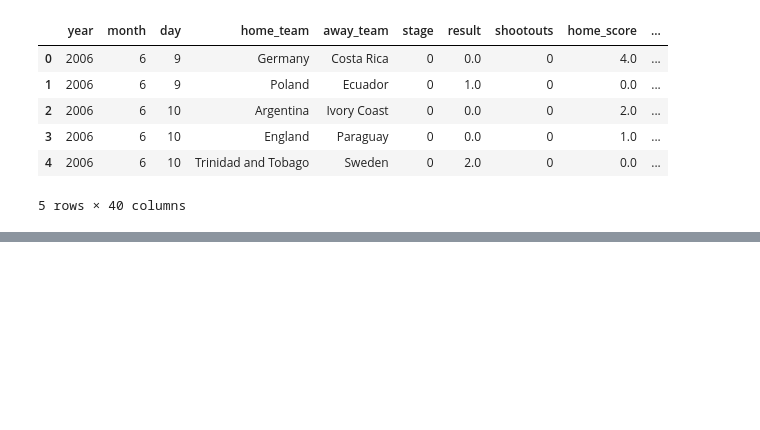
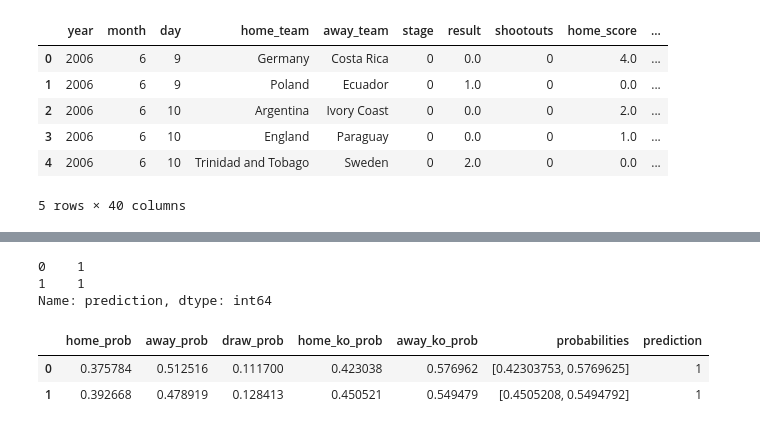
Before and after one commit to michele-55/world_cup_project, a Jupyter notebook: models.ipynb, the cells around one changed output, grey strips where cells are left out. Saved outputs shown, nothing was run; the diff lists cells and outputs as text; code cells hidden in the pictures; blank space fills up the shorter version.

Commit message:
Adding predictions for semifinals and minor changes
Modifying description of elo's formula, tuning the XGBoost gradient and making prediction for semifinals

```diff
--- a/models.ipynb
+++ b/models.ipynb
@@ -377,0 +395,16 @@ World Cup 2026: Accuracy: 0.6786 | LogLoss: 0.6075
+# %%
+# Hardcoding semifinals data
+semifinals = pd.DataFrame({'home_is_host': [0,0], 'home_goals_scored_last_4y': [85,82],
+       'home_goals_received_last_4y': [32,23], 'home_wins_last_4y': [25,26],
+       'home_losses_last_4y': [6,6], 'home_draws_last_4y': [7,7], 'home_wc_titles_before': [2,1],
+       'home_total_market_value_eur': [1290000000.0, 1300000000.0], 'home_avg_age': [26.7,26.8],
+       'home_wc_participations_before': [16,16], 'home_groups_passed_before': [10,13],
+       'home_round16_before': [8,8], 'home_quarterfinals_before': [9,10],
+       'home_semifinals_before': [7,3], 'home_finals_before': [4,1], 'away_is_host': [0,0],
+       'away_goals_scored_last_4y': [104,80], 'away_goals_received_last_4y': [32,14],
+       'away_wins_last_4y': [29,30], 'away_losses_last_4y': [2,4], 'away_draws_last_4y': [8,3],
+       'away_wc_titles_before': [1,3], 'away_total_market_value_eur': [1150000000.0,575000000.0], 'away_avg_age': [27.2,27.9],
+       'away_wc_participations_before': [16,18], 'away_groups_passed_before': [11,15],
+       'away_round16_before': [9,10], 'away_quarterfinals_before': [6,10],
+       'away_semifinals_before': [2,6], 'away_finals_before': [1,6]})
+semifinals
@@ -378,2 +416,39 @@ World Cup 2026: Accuracy: 0.6786 | LogLoss: 0.6075
+# %%
+# Predicting semifinals with XGBoost tuned only for knockouts
+prob = model.predict_proba(semifinals)
+
+# creating a dataframe to store the probabilities
+df_prob = pd.DataFrame(prob, columns = ["home_prob", "away_prob", "draw_prob"])
+
+# compute normalization for knockouts
+sum_no_draw = df_prob["home_prob"] + df_prob["away_prob"]
+df_prob["home_ko_prob"] = df_prob["home_prob"] / sum_no_draw
+df_prob["away_ko_prob"] = df_prob["away_prob"] / sum_no_draw
+
+def final_output(row):
+    return [row["home_ko_prob"], row["away_ko_prob"]]
+
+df_prob["probabilities"] = df_prob.apply(final_output, axis=1)
+
+# inferring prediction from probabilities
+def predict(row):
+    if row["home_ko_prob"] > row["away_ko_prob"]:
+        return 0 # home_team wins
+    else:
+        return 1 # away_team wins
+
+df_prob["prediction"] = df_prob.apply(predict, axis=1)
+preds = df_prob["prediction"]
+preds
+# %% [output]
+0    1
+1    1
+Name: prediction, dtype: int64
+# %%
+df_prob
+# %% [output]
+|  | home_prob | away_prob | draw_prob | home_ko_prob | away_ko_prob | probabilities | prediction |
+| 0 | 0.375784 | 0.512516 | 0.111700 | 0.423038 | 0.576962 | [0.42303753, 0.5769625] | 1 |
+| 1 | 0.392668 | 0.478919 | 0.128413 | 0.450521 | 0.549479 | [0.4505208, 0.5494792] | 1 |
 # %%
 # To be done: implementing a random forest
```
Also changed, not shown: parts of 10 cells of this notebook, 2 other files.
